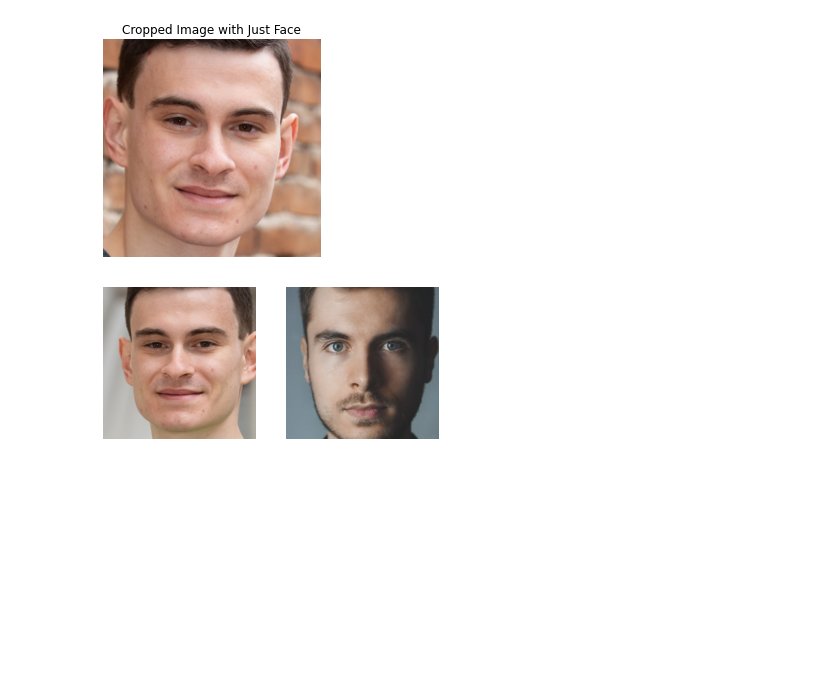
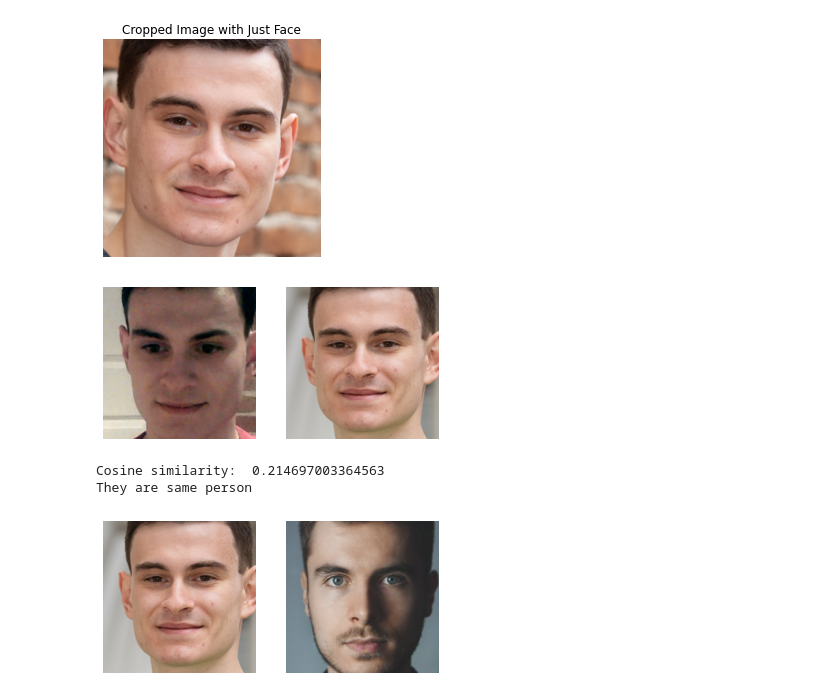
Before and after one commit to howardmonington/Facial-Recognition-with-OpenCV-and-VGGFace, a Jupyter notebook: main_ai.ipynb, the cells around one changed output. Saved outputs shown, nothing was run; the diff lists cells and outputs as text; code cells hidden in the pictures; blank space fills up the shorter version.

```diff
--- a/main_ai.ipynb
+++ b/main_ai.ipynb
@@ -224,6 +224,12 @@ def verifyFace(img1_name, img2_name):
         print("They are same person")
     else:
         print("They are not same person!")
+# %%
+verifyFace('Luke img 1.jpg','Luke img 5.jpg')
+# %% [output]
+[figure, added]
+Cosine similarity:  0.214697003364563
+They are same person
 # %%
 verifyFace('Luke img 5.jpg','John.jpeg')
 # %% [output]
```
Also changed, not shown: parts of 6 cells of this notebook, 8 other files.
